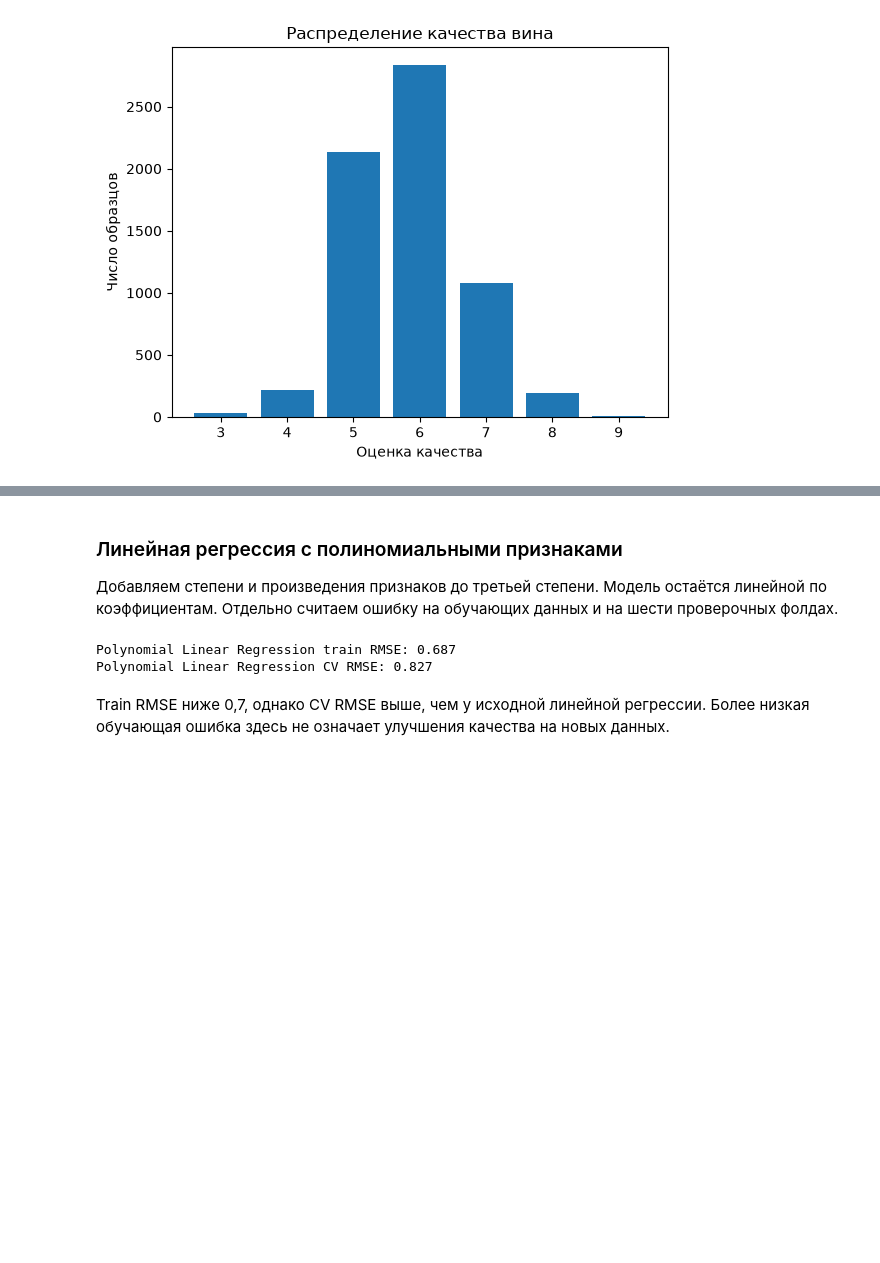
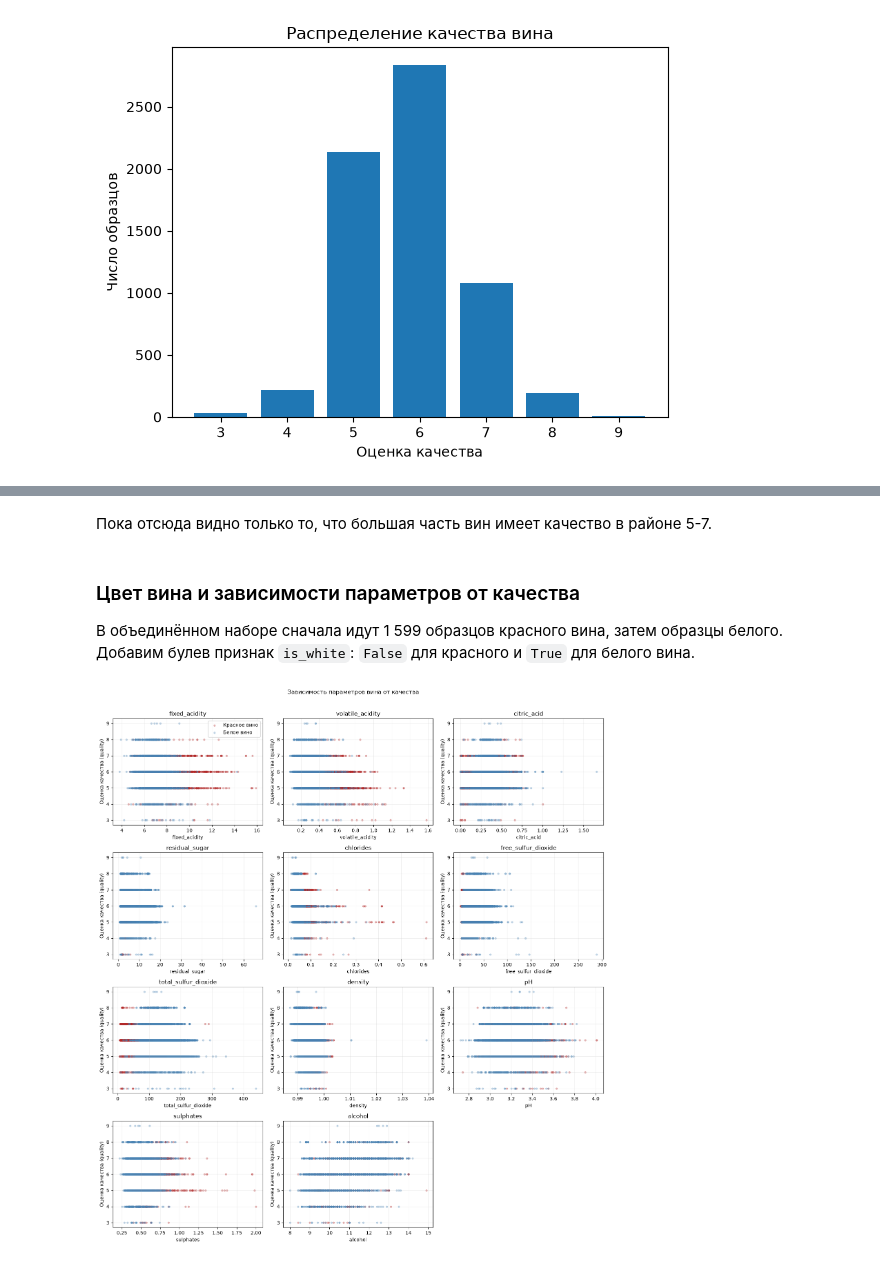
Before and after one commit to makinotori14/ml_labs, a Jupyter notebook: regression/solution/lab01.ipynb, the cells around one changed output, grey strips where cells are left out. Drawn from its saved outputs; the diff is of its cells as text; code cells hidden in the pictures; blank space fills up the shorter version.

```diff
--- a/regression/solution/lab01.ipynb
+++ b/regression/solution/lab01.ipynb
@@ -64,7 +42,0 @@ plt.show()
-# %%
-axes = X.plot.box(subplots=True, layout=(3, 4), figsize=(14, 9))
-for column, ax in axes.items():
-    ax.set_title(column)
-    ax.set_xticks([])
-plt.tight_layout()
-plt.show()
@@ -234,28 +43,39 @@ display(pd.DataFrame(comparison).round(4))
-# %% [markdown]
-### Линейная регрессия с полиномиальными признаками
-
-Добавляем степени и произведения признаков до третьей степени. Модель остаётся линейной по коэффициентам. Отдельно считаем ошибку на обучающих данных и на шести проверочных фолдах.
-# %%
-from sklearn.pipeline import make_pipeline
-from sklearn.preprocessing import PolynomialFeatures
-from sklearn.metrics import root_mean_squared_error
-
-poly_model = make_pipeline(
-    PolynomialFeatures(degree=3, include_bias=False),
-    LinearRegression()
-)
-poly_model.fit(X_train, y_train)
-
-poly_train_rmse = root_mean_squared_error(y_train, poly_model.predict(X_train))
-poly_rmse_scores = cross_val_score(
-    poly_model, X_train, y_train,
-    cv=6, scoring="neg_root_mean_squared_error"
-)
-
-print(f"Polynomial Linear Regression train RMSE: {poly_train_rmse:.3f}")
-print(f"Polynomial Linear Regression CV RMSE: {-poly_rmse_scores.mean():.3f}")
-# %% [output]
-Polynomial Linear Regression train RMSE: 0.687
-Polynomial Linear Regression CV RMSE: 0.827
-# %% [markdown]
-Train RMSE ниже 0,7, однако CV RMSE выше, чем у исходной линейной регрессии. Более низкая обучающая ошибка здесь не означает улучшения качества на новых данных.
+# %% [markdown]
+Пока отсюда видно только то, что большая часть вин имеет качество в районе 5-7.
+# %% [markdown]
+### Цвет вина и зависимости параметров от качества
+
+В объединённом наборе сначала идут 1 599 образцов красного вина, затем образцы белого. Добавим булев признак `is_white`: `False` для красного и `True` для белого вина.
+# %%
+import math
+
+# В исходном объединённом наборе красные вина расположены перед белыми.
+red_wine_count = 1599
+assert len(data) == 6497, "Проверьте состав и порядок строк набора Wine Quality"
+data["is_white"] = data.index >= red_wine_count
+
+# Для каждого параметра покажем его значения при разных оценках quality.
+parameters = [column for column in data.columns if column not in ("quality", "is_white")]
+ncols = 3
+nrows = math.ceil(len(parameters) / ncols)
+fig, axes = plt.subplots(nrows, ncols, figsize=(15, 4 * nrows), squeeze=False)
+
+wine_types = [(False, "Красное вино", "firebrick"), (True, "Белое вино", "steelblue")]
+for parameter, ax in zip(parameters, axes.flat):
+    for is_white, label, color in wine_types:
+        subset = data[data["is_white"] == is_white]
+        ax.scatter(subset[parameter], subset["quality"], label=label, color=color, alpha=0.3, s=12)
+    ax.set_title(parameter)
+    ax.set_xlabel(parameter)
+    ax.set_ylabel("Оценка качества (quality)")
+    ax.grid(alpha=0.2)
+
+for ax in axes.flat[len(parameters):]:
+    ax.set_visible(False)
+
+axes.flat[0].legend()
+fig.suptitle("Зависимость параметров вина от качества", y=1.01)
+fig.tight_layout()
+plt.show()
+# %% [output]
+[figure, added]
```
Also changed, not shown: parts of 88 cells of this notebook.
